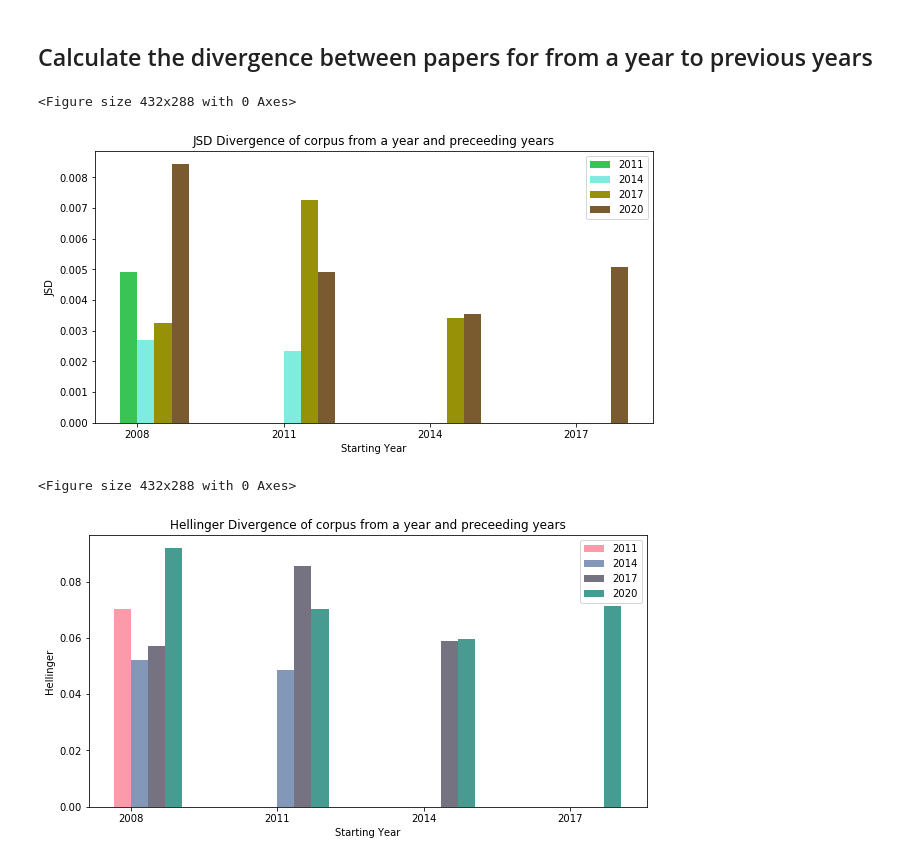
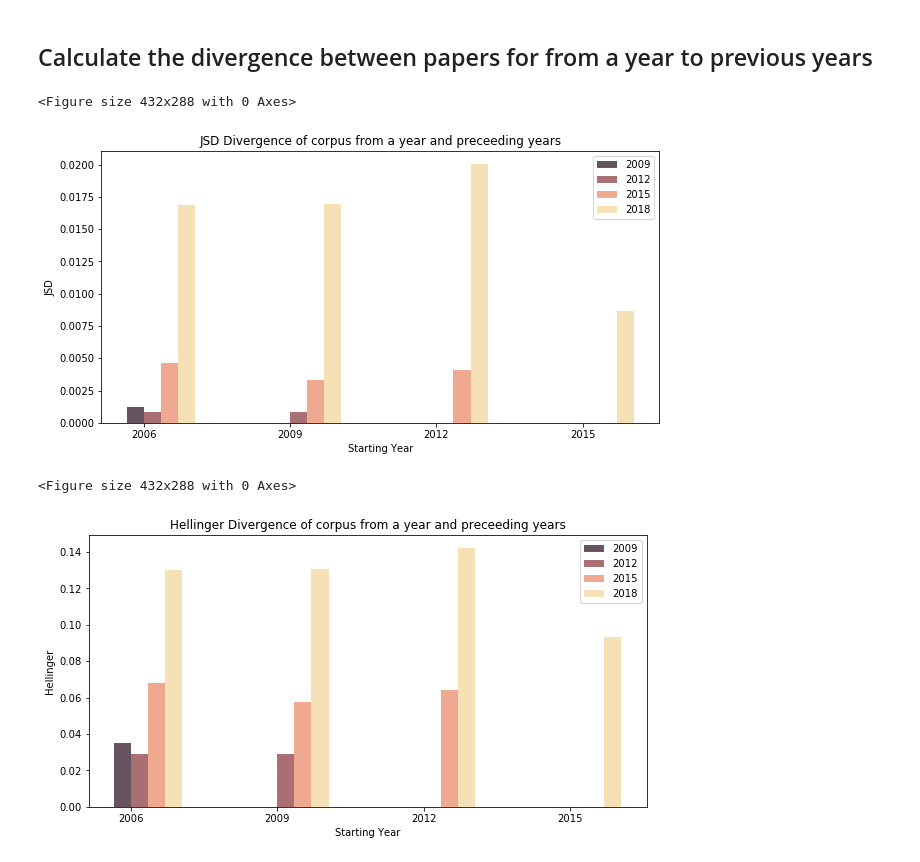
Before and after one commit to iyves/auto-keyphrase-extraction-ru, a Jupyter notebook: src/topic_modeling.ipynb, the cells around one changed output. Cells and saved outputs as stored; diff of their text form; code cells hidden in the pictures.

```diff
--- a/src/topic_modeling.ipynb
+++ b/src/topic_modeling.ipynb
@@ -149,8 +149,8 @@ import os
 import pickle
 
 
-num_topics = 5
-no_above = 0.8
+num_topics = 7
+no_above = .8
 num_words = 7
 
 target = str(Path("../data/LDA/final").resolve())
@@ -389,7 +400,7 @@ import matplotlib.pyplot as plt
 import random
 
 
-year_range = range(2008, 2021, 3)
+year_range = range(2006, 2021, 3)
 model_dir = str(Path("../data/LDA/final").resolve())
 input_dir = str(Path("../data/preprocessed").resolve())
 target = str(Path("../data/LDA/final").resolve())
@@ -399,6 +410,8 @@ if not os.path.exists(target):
 
 lda_model = LdaModel.load(str(Path(model_dir, "all.gensim")))
 distributions = []
+colors = [(102,84,94), (170,111,115), (238,169,144), (246,224,181)]
+colors = [(r/255,g/255,b/255) for (r,g,b) in colors]
 divergence_hellinger = []
 divergence_jsd = []
 
@@ -436,36 +449,34 @@ width = 0.35
 xlocs = [i for i in year_range[:-1]]
 for i in range(0, len(year_range)-1):
     vals = [div[i] for div in divergence_jsd]
-    color = (random.random(), random.random(), random.random())
     plt.bar([year + width*i for year in year_range[:-1]], vals, width, label=str(year_range[i+1]),
-            color = color)
+            color = colors[i])
 
 plt.xticks([year + width/2 for year in year_range[:-1]], year_range[:-1])
 plt.legend(loc="best")
 plt.savefig(Path(target, "jsd_preceeding_years.png"))
 plt.show()
 
 # Print the hellinger for a year and preceeding years
 plt.clf()
 plt.figure(figsize=(10,5))
 plt.title("Hellinger Divergence of corpus from a year and preceeding years")
 plt.xlabel("Starting Year")
 plt.ylabel("Hellinger")
 
 width = 0.35
 xlocs = [i for i in year_range[:-1]]
 for i in range(0, len(year_range)-1):
     vals = [div[i] for div in divergence_hellinger]
-    color = (random.random(), random.random(), random.random())
     plt.bar([year + width*i for year in year_range[:-1]], vals, width, label=str(year_range[i+1]),
-            color = color)
+            color = colors[i])
 
 plt.xticks([year + width/2 for year in year_range[:-1]], year_range[:-1])
 plt.legend(loc="best")
 plt.savefig(Path(target, "hellinger_preceeding_years.png"))
 plt.show()
 # %% [output]
 <Figure size 432x288 with 0 Axes>
-[figure, old version]
+[figure, new version]
 <Figure size 432x288 with 0 Axes>
-[figure, old version]
+[figure, new version]
```
Also changed, not shown: parts of 4 cells of this notebook, 24 other files.
